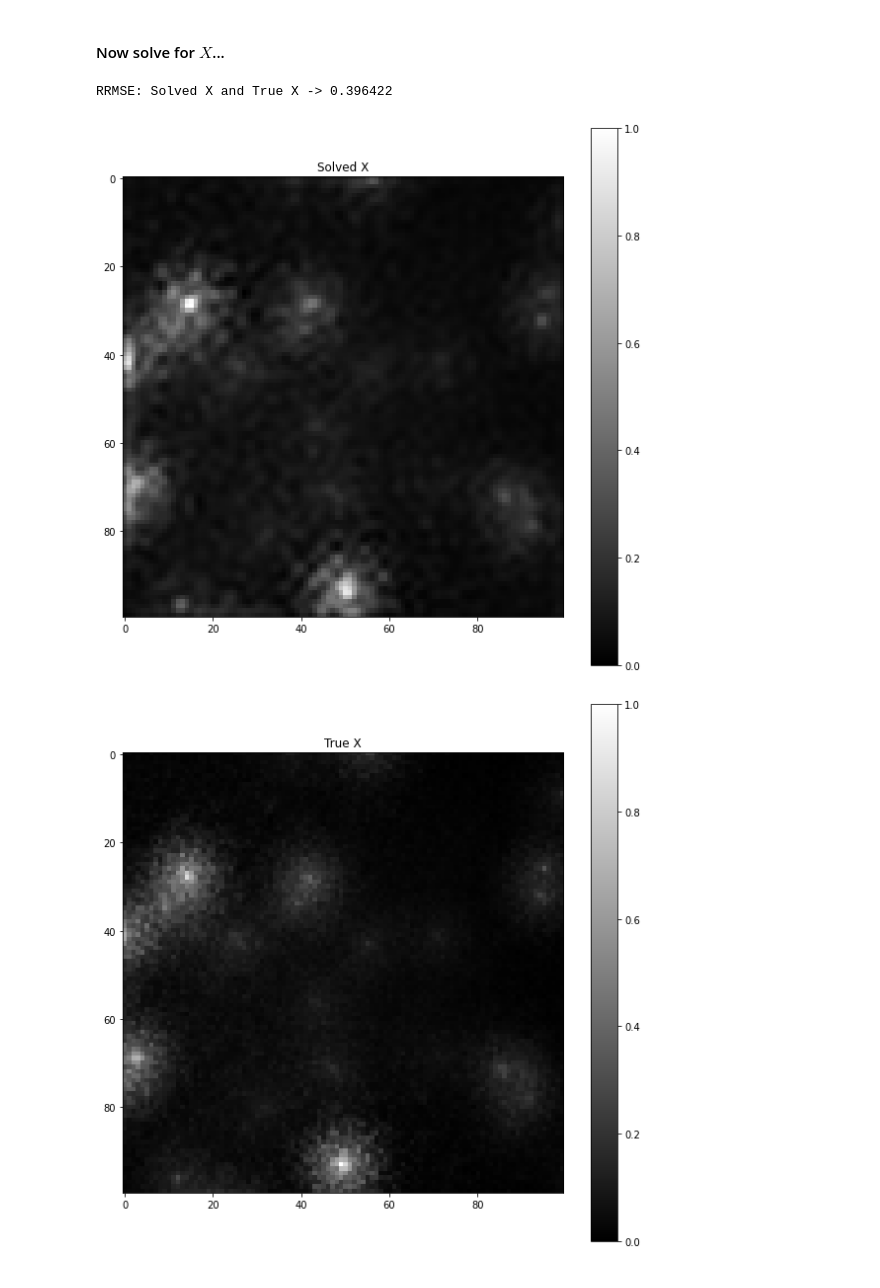
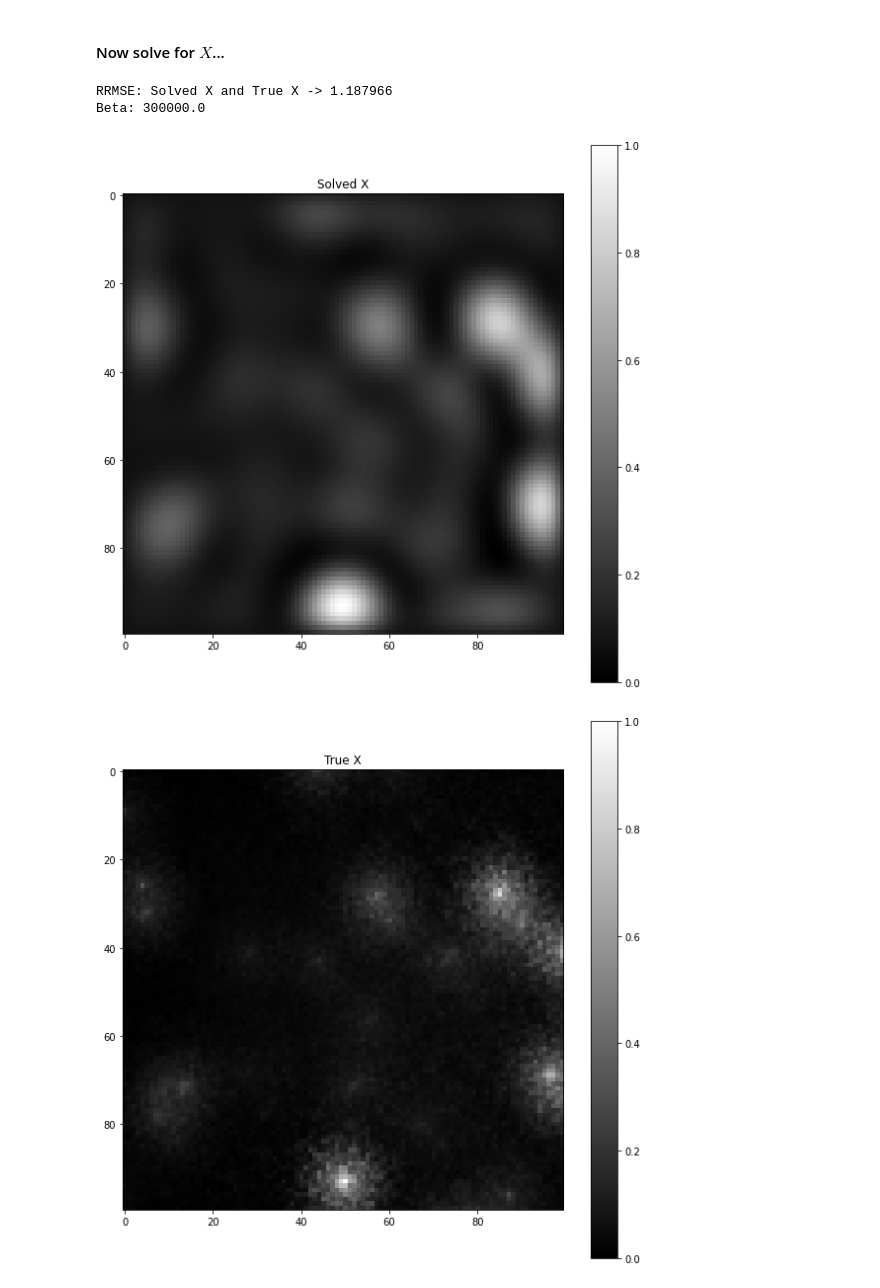
Before and after one commit to adamrcampbell/supy-res-imaging, a Jupyter notebook: notebooks/System of Linear Equations.ipynb, the cells around one changed output. Cells and saved outputs as stored; diff of their text form; code cells hidden in the pictures.

Commit message:
Working on ideal beta versus psf size

```diff
--- a/notebooks/System of Linear Equations.ipynb
+++ b/notebooks/System of Linear Equations.ipynb
@@ -79,7 +79,9 @@ from skimage.transform import resize
 
 plt.rcParams['figure.figsize'] = [10, 10]
 
-def show_image(image, title):
+def show_image(image, title, flip_x_axis=False):
+    if flip_x_axis:
+        image = np.fliplr(image)
     plt.imshow(image, cmap=plt.get_cmap("gray"))
     plt.title(title)
     plt.colorbar()
@@ -144,8 +146,8 @@ timesteps_per_y = 5
 l = 100
 m = 50
 n = timesteps // timesteps_per_y
-β = 10.0 # sharpening factor
 w = np.ones(n) # y image weightings, eventually driven by visibility weights
+β = 300000.0 # influence edges X (low beta = blocky, large beta = smooth)
 
 # all time steps direct image
 filename = "../data/direct_image_ts_0_29.bin"
@@ -160,17 +162,15 @@ x_psf = np.fromfile(filename, dtype=np.float32)
 # x_psf = x_psf.reshape(l, l)[1:, 1:] # trim row 0 and all column 0 (to ensure odd dimensions with the peak in the center)
 x_psf /= np.max(x_psf)
 
-trim_half_len = 2
+trim_half_len = 11
 psf_min = l//2 - (trim_half_len - 1)
 psf_max = l//2 + trim_half_len
 x_psf = x_psf.reshape(l, l)[psf_min:psf_max, psf_min:psf_max]
+print(np.sum(x_psf))
 
-# x_psf = np.zeros((l, l))
-# x_psf[50, 50] = 1.0
-# show_image(x_psf, "Trimmed PSF")
-# plt.plot(x_psf[x_psf.shape[0]//2])
-
-# trim PSF to small bounds, normalised
+print(f"PSF Shape: {x_psf.shape[0]}")
+show_image(x_psf, "PSF")
+plt.plot(x_psf[x_psf.shape[0]//2])
 
 # Storing all low-res images as layered stack
 y = np.zeros((n, m, m))
@@ -180,7 +180,7 @@ for i in np.arange(n):
     filename = f"../data/direct_image_ts_{i * timesteps_per_y}_{i * timesteps_per_y + timesteps_per_y - 1}.bin"
     y[i] = np.fromfile(filename, dtype=np.float32).reshape(m, m)
     y[i] = normalise(y[i])
-    # show_image(y[i], f"$Y_{i}$")
+    # show_image(y[i], f"$Y_{i}$", flip_x_axis=True)
 
 # batched time steps point spread functions
 # for i in np.arange(N):
@@ -223,29 +228,31 @@ a = lhs + rhs
 # %%
 # Look here for options regarding solving the sparse matrix problem - seems to be plenty of algorithms to choose from
 # https://docs.scipy.org/doc/scipy/reference/sparse.linalg.html
 
 x = np.linalg.solve(a, b)
 x = x.reshape(100, 100)
 
 # b_true = np.matmul(normalise(a), x_true.flatten())
 # x_accurate = np.linalg.solve(a, b_true)
 # x_accurate = x_accurate.reshape(100, 100)
 
 # show_image(normalise(x), "Solved X")
 # print(f"RRMSE: B and True B -> {rrmse(normalise(b.reshape(l, l)), normalise(b_true.reshape(l, l)))}")
 # print(f"L2 between B and True X: {np.sqrt(np.sum((normalise(b.reshape(l, l))-normalise(x))**2))}")
 # show_image(normalise(b.reshape(l, l)), "B")
 # show_image(normalise(b_true.reshape(l, l)), "True B")
 
 # print(f"RRMSE: X and Accurate X -> {rrmse(normalise(x), normalise(x_accurate))}")
 # print(f"RRMSE: Accurate X and True X -> {rrmse(normalise(x_accurate), normalise(x_true))}")
 print(f"RRMSE: Solved X and True X -> {rrmse(normalise(x), normalise(x_true))}")
+print(f"Beta: {β}")
 
-show_image(normalise(x), "Solved X")
+show_image(normalise(x), "Solved X", flip_x_axis=True)
 # show_image(normalise(x_accurate[10:l-11, 10:l-11]), "Solved X using True X (IDFT)")
 # show_image(normalise(x_accurate), "Solved X using True X (IDFT)")
-show_image(normalise(x_true), "True X")
+show_image(normalise(x_true), "True X", flip_x_axis=True)
 # %% [output]
-RRMSE: Solved X and True X -> 0.396422
+RRMSE: Solved X and True X -> 1.187966
+Beta: 300000.0
-[figure, old version]
+[figure, new version]
-[figure, old version]
+[figure, new version]
```
Also changed, not shown: parts of 1 cell of this notebook, 1 other file.
